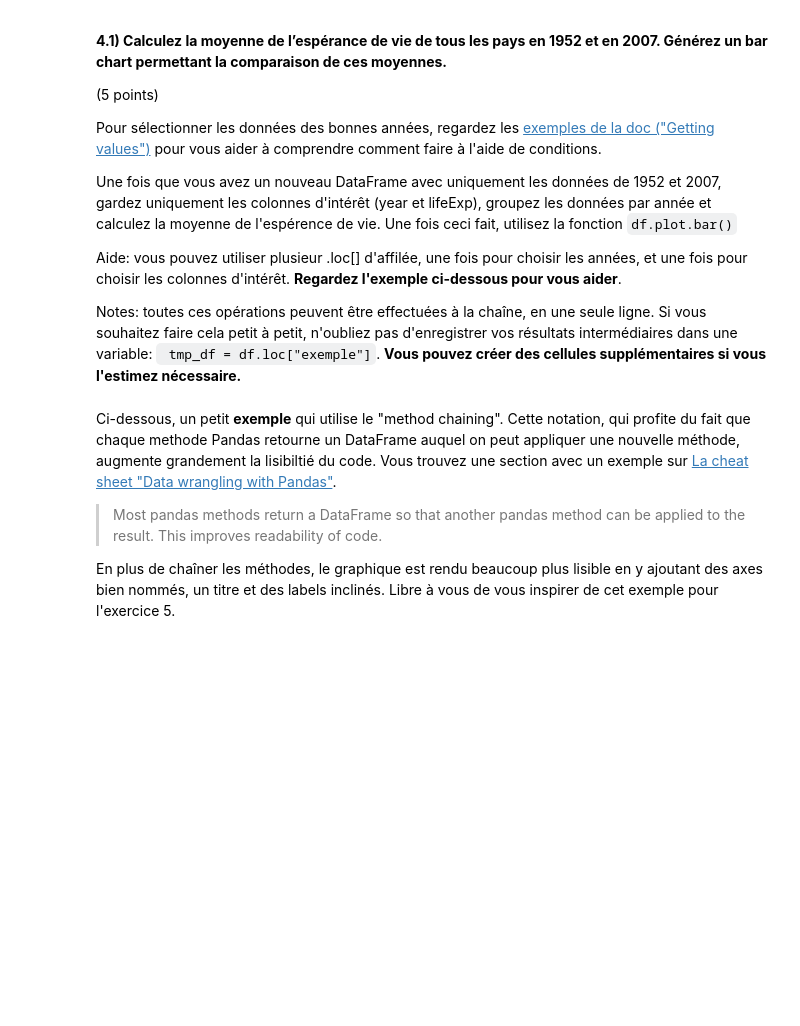
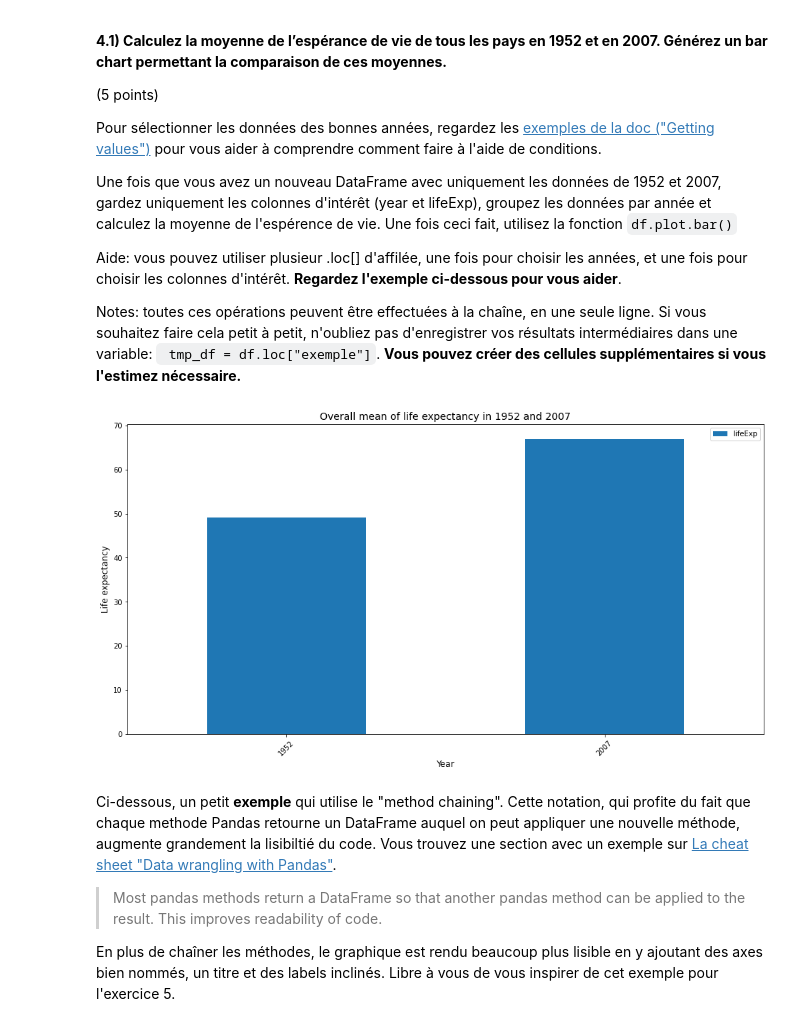
Before and after one commit to Forestierr/heig-vd, a Jupyter notebook: cours/ISD/tp_2/TP2_ISD_SA2022_Forestier_Robin.ipynb, the cells around one changed output. Drawn from its saved outputs; the diff is of its cells as text; code cells hidden in the pictures; blank space fills up the shorter version.

````diff
--- a/cours/ISD/tp_2/TP2_ISD_SA2022_Forestier_Robin.ipynb
+++ b/cours/ISD/tp_2/TP2_ISD_SA2022_Forestier_Robin.ipynb
@@ -344,7 +344,17 @@ Aide: vous pouvez utiliser plusieur .loc[] d'affilée, une fois pour choisir les
 Notes: toutes ces opérations peuvent être effectuées à la chaîne, en une seule ligne. Si vous souhaitez faire cela petit à petit, n'oubliez pas d'enregistrer vos résultats intermédiaires dans une variable: ``` tmp_df = df.loc["exemple"]```. **Vous pouvez créer des cellules supplémentaires si vous l'estimez nécessaire.**
 # %%
 # Écrivez votre code ici
-tmp_df = df.loc
+tmp_df = df.loc[(df["year"] == 1952) | (df["year"] == 2007)]
+
+tmp_df = tmp_df.drop(['pop', 'gdpPercap', "continent", "country"], axis=1)
+
+ax = (tmp_df.loc[:, ['lifeExp', 'year']].groupby('year').mean('lifeExp').plot.bar(rot=45, figsize=(16, 8)))
+
+ax.set_title('Overall mean of life expectancy in 1952 and 2007', fontsize=14)
+ax.set_xlabel('Year', fontsize=12)
+ax.set_ylabel('Life expectancy', fontsize=12);
+# %% [output]
+[figure, added]
 # %% [markdown]
 Ci-dessous, un petit **exemple** qui utilise le "method chaining". Cette notation, qui profite du fait que chaque methode Pandas retourne un DataFrame auquel on peut appliquer une nouvelle méthode, augmente grandement la lisibiltié du code. Vous trouvez une section avec un exemple sur [La cheat sheet "Data wrangling with Pandas"](https://pandas.pydata.org/Pandas_Cheat_Sheet.pdf).
 
````
Also changed, not shown: parts of 14 cells of this notebook.
